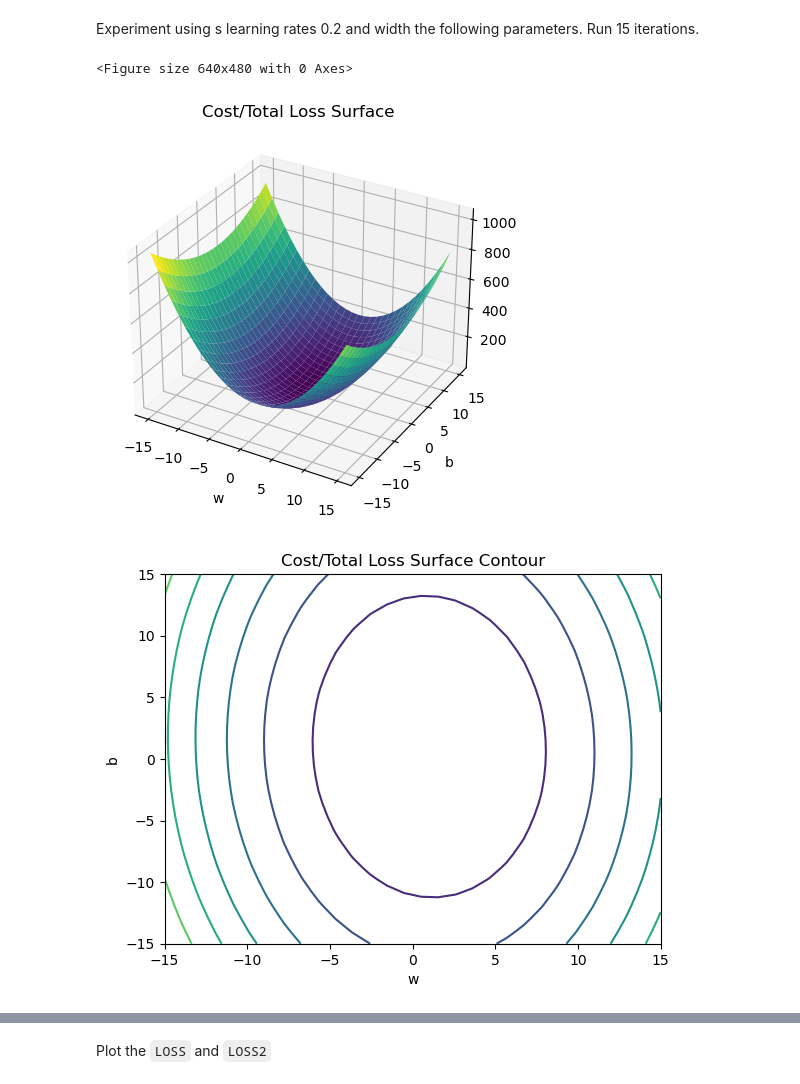
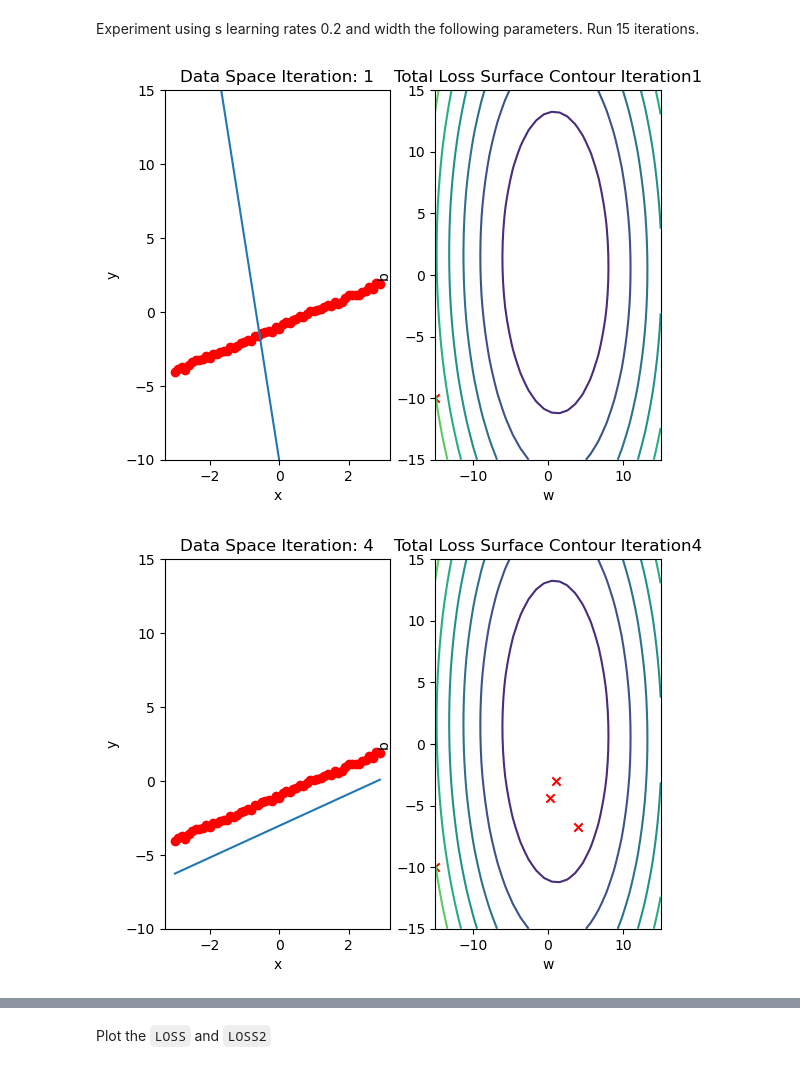
Before and after one commit to pradipdas9040/Building-Deep-Learning-Models-with-TensorFlow, a Jupyter notebook: Pytorch/2.3_training_slope_and_bias_v3.ipynb, the cells around one changed output, grey strips where cells are left out. Saved outputs shown, nothing was run; the diff lists cells and outputs as text; code cells hidden in the pictures.

```diff
--- a/Pytorch/2.3_training_slope_and_bias_v3.ipynb
+++ b/Pytorch/2.3_training_slope_and_bias_v3.ipynb
@@ -42,7 +42,7 @@ class plot_error_surfaces(object):
         W = np.linspace(-w_range, w_range, n_samples)
         B = np.linspace(-b_range, b_range, n_samples)
         w, b = np.meshgrid(W, B)
-        Z = np.zeros((30,30))
+        Z = np.zeros((n_samples,n_samples))
         count1 = 0
         self.y = Y.numpy()
         self.x = X.numpy()
@@ -262,29 +262,28 @@ Experiment using s learning rates 0.2 and width the following parameters. Run 15
 # %%
 # Practice: train and plot the result with lr = 0.2 and the following parameters
 
 w = torch.tensor(-15.0, requires_grad = True)
 b = torch.tensor(-10.0, requires_grad = True)
-get_surface1 = plot_error_surfaces(15, 15, X, Y, 30)
+get_surface1 = plot_error_surfaces(15, 15, X, Y, 30, go=False)
 lr = 0.2
 LOSS2 = []
 
 def my_train_model(epoch):
     plt.clf()
     for i in range(epoch):
         y_hat = forward(X)
         loss = criterion(y_hat, Y)
         get_surface1.set_para_loss(w.data.tolist(), b.data.tolist(), loss.item())
         if i%3==0:
             get_surface1.plot_ps()
         LOSS2.append(loss.item())
         loss.backward()
         w.data = w.data - lr * w.grad.data
         b.data = b.data - lr * b.grad.data
         w.grad.zero_()
         b.grad.zero_()
 
 my_train_model(15)
 # %% [output]
-<Figure size 640x480 with 0 Axes>
-[figure, old version]
+[figure, new version]
-[figure, old version]
+[figure, new version]
```
Also changed, not shown: parts of 3 cells of this notebook, 1 other file.
